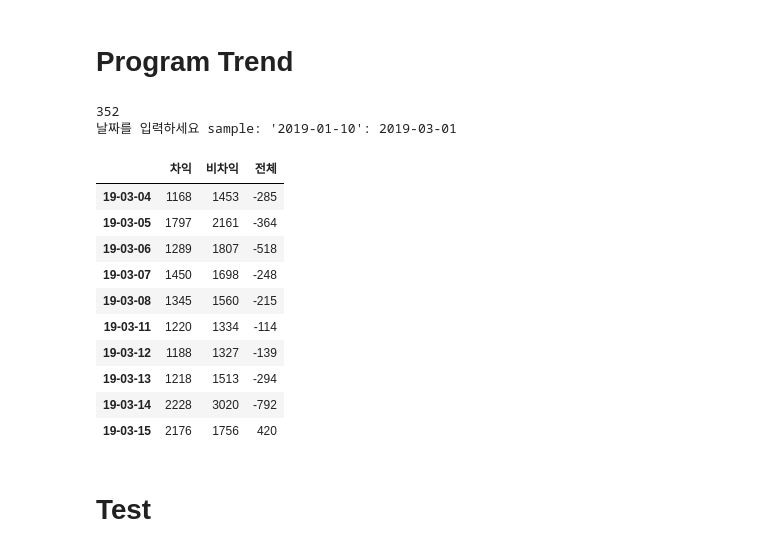
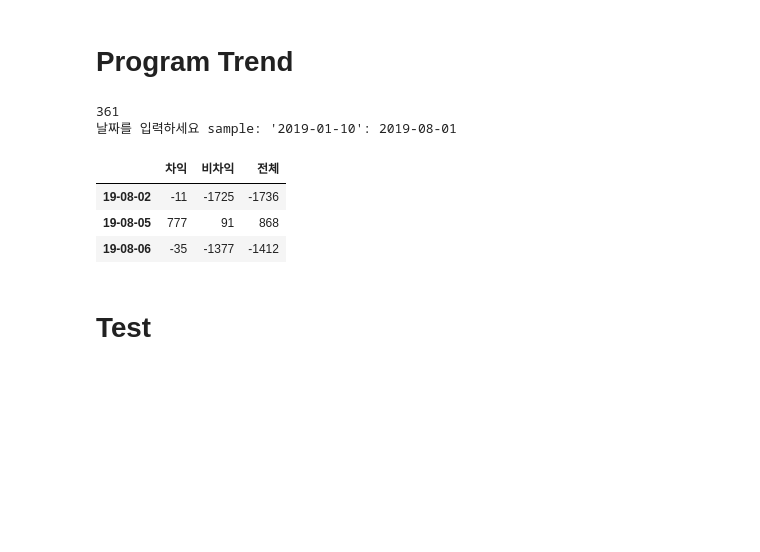
Before and after one commit to linux386/first_module, a Jupyter notebook: Naver_Web_crawling.ipynb, the cells around one changed output. Drawn from its saved outputs; the diff is of its cells as text; code cells hidden in the pictures; blank space fills up the shorter version.

```diff
--- a/Naver_Web_crawling.ipynb
+++ b/Naver_Web_crawling.ipynb
@@ -599,7 +599,7 @@ get_program_trend()
 # %%
 def get_program_trend_date():
 
-    url = 'https://finance.naver.com/sise/programDealTrendDay.nhn?bizdate=20190315&sosok=&page='
+    url = 'https://finance.naver.com/sise/programDealTrendDay.nhn?bizdate=20200315&sosok=&page='
 
     source = urlopen(url).read()   # 지정한 페이지에서 코드 읽기
     source = BeautifulSoup(source, 'lxml')   # 뷰티풀 스프로 태그별로 코드 분류
@@ -611,7 +611,7 @@ def get_program_trend_date():
     print(last)
 
     # 사용자의 PC내 폴더 주소를 입력하시면 됩니다.
-    path = 'd:\\investortrend.xlsx'
+    path = 'd:\\programtrend.xlsx'
 
     until_date = input("날짜를 입력하세요 sample: '2019-01-10': ")
 
@@ -632,53 +632,46 @@ def get_program_trend_date():
 
 
     # count mask
-    mask = [1,2,3]
+    mask = [3,6,9]
 
     for i in range(1,last+1):
 
         source = urlopen(url+ str(i)).read()
         source = BeautifulSoup(source,'lxml')
 
         #tbody = source.find('div',{'id':'wrap'}).find('div',{'class':'box_type_m'})
         #trs = tbody.find_all('tr')
 
         body = source.find('body')
         trs = body.find_all('tr')
 
         for tr in trs:
             tds = tr.find_all('td',{'class':['date','rate_down','rate_up']})
             count = 0
 
             for td in tds:
                 if count == 0:
                     date_ = td.text.strip().replace('.','-')
                     if date_ <=  until_date :
                         df = pd.DataFrame(dictionary,index = date_list)
                         df = df.sort_index()
                         df.to_excel(path, encoding='utf-8')
                         return df
                     date_list.append(date_)
                     #print(date_list)
                 elif count in mask:
-                    temp = int(count-1)
+                    temp = int((count/3)-1)
                     dictionary[name_list[temp]].append(td.text.strip().replace(',',''))
 
                 count += 1
 get_program_trend_date()
 # %% [output]
-352
-날짜를 입력하세요 sample: '2019-01-10': 2019-03-01
+361
+날짜를 입력하세요 sample: '2019-01-10': 2019-08-01
 |  | 차익 | 비차익 | 전체 |
-| 19-03-04 | 1168 | 1453 | -285 |
-| 19-03-05 | 1797 | 2161 | -364 |
-| 19-03-06 | 1289 | 1807 | -518 |
-| 19-03-07 | 1450 | 1698 | -248 |
-| 19-03-08 | 1345 | 1560 | -215 |
-| 19-03-11 | 1220 | 1334 | -114 |
-| 19-03-12 | 1188 | 1327 | -139 |
-| 19-03-13 | 1218 | 1513 | -294 |
-| 19-03-14 | 2228 | 3020 | -792 |
-| 19-03-15 | 2176 | 1756 | 420 |
+| 19-08-02 | -11 | -1725 | -1736 |
+| 19-08-05 | 777 | 91 | 868 |
+| 19-08-06 | -35 | -1377 | -1412 |
 # %% [markdown]
 # Test
 # %%
```
Also changed, not shown: parts of 1 cell of this notebook, 2 other files.
